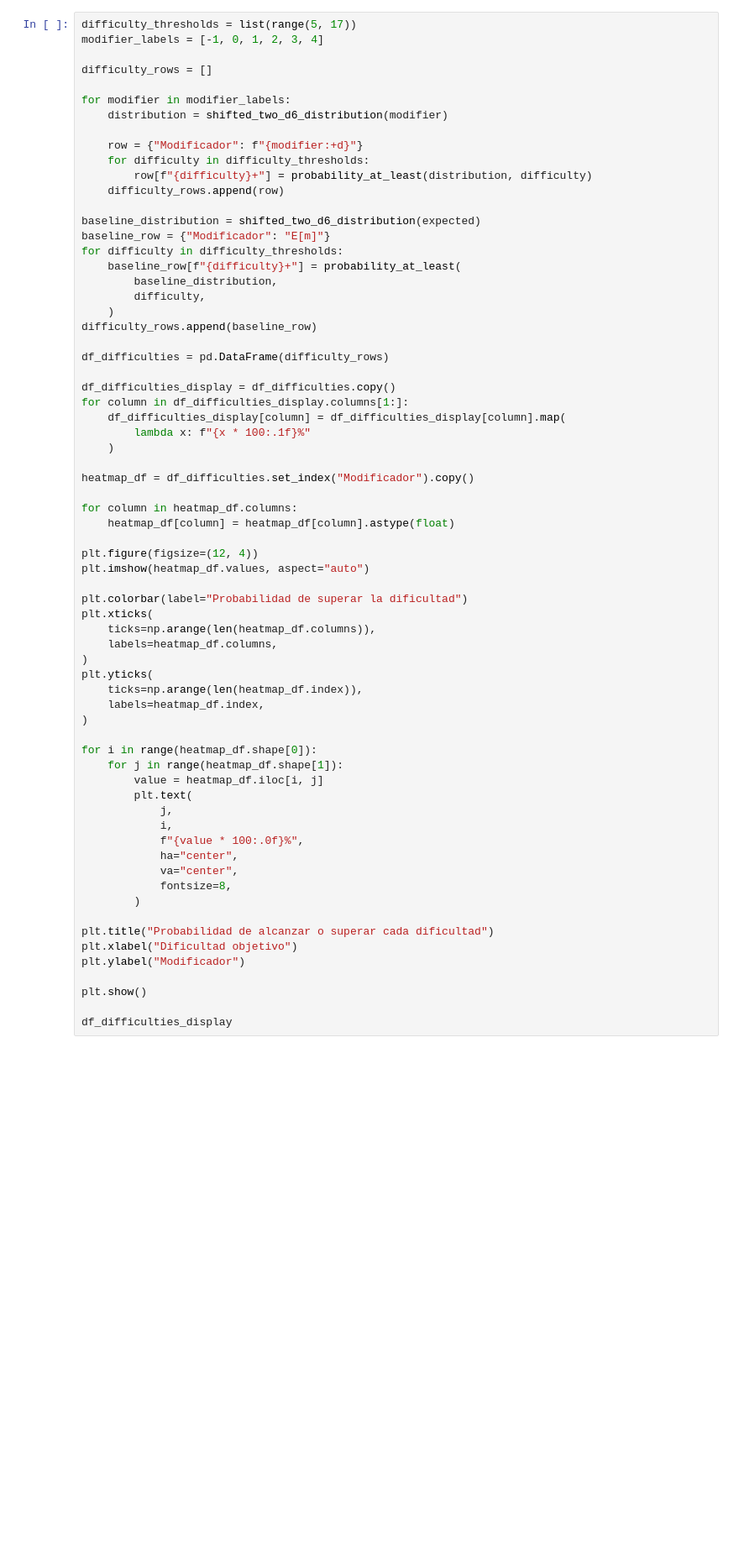
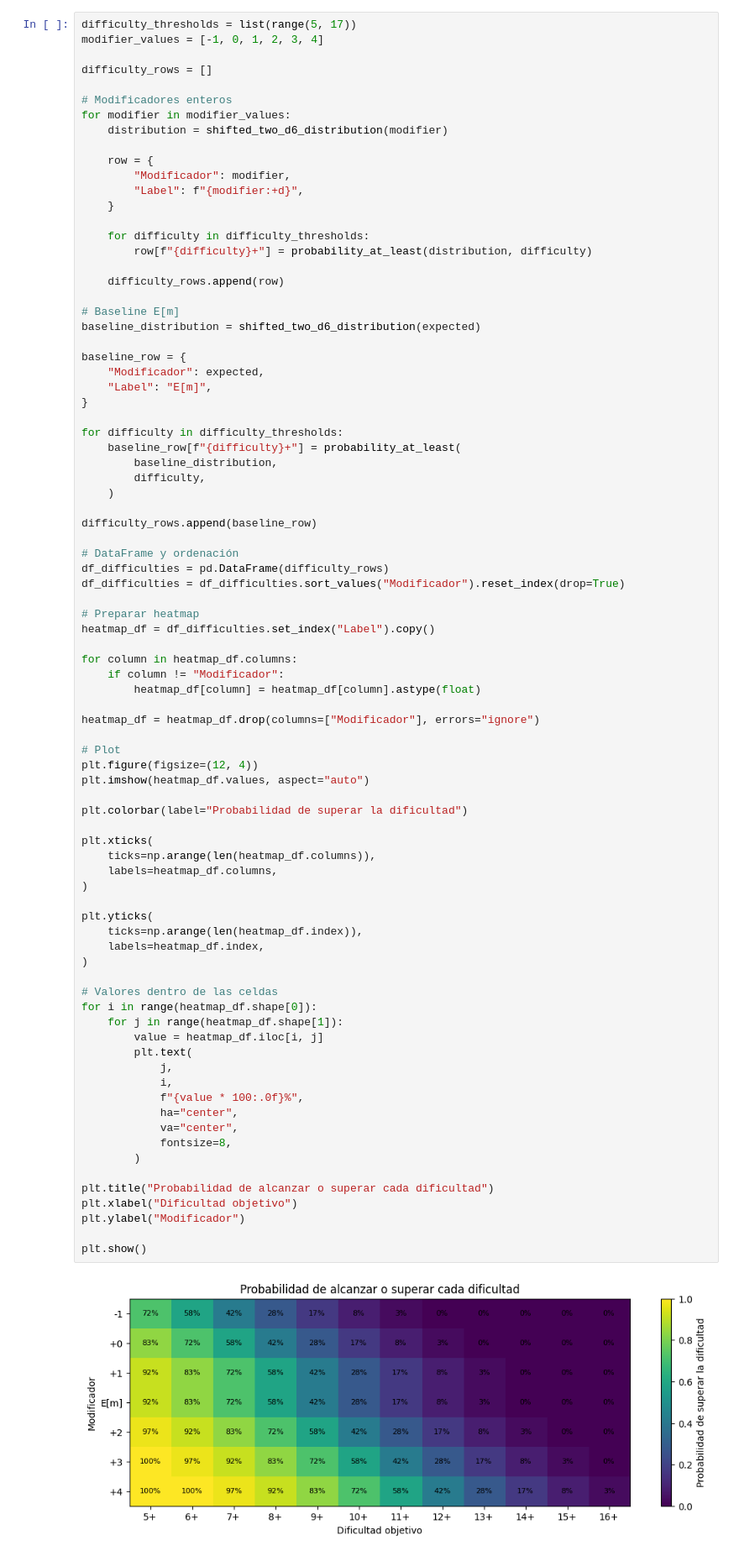
Before and after one commit to fate2d6/fate2d6, a Jupyter notebook: notebooks/01_characterize_roll.ipynb, the cells around one changed output. Shown at 84% size. Cells and saved outputs as stored; diff of their text form; blank space fills up the shorter version.

```diff
--- a/notebooks/01_characterize_roll.ipynb
+++ b/notebooks/01_characterize_roll.ipynb
@@ -433,72 +483,89 @@ lectura directamente útil en mesa: qué posibilidades reales tiene un personaje
 con un modificador dado, de superar una tirada objetivo concreta.
 # %%
 difficulty_thresholds = list(range(5, 17))
-modifier_labels = [-1, 0, 1, 2, 3, 4]
+modifier_values = [-1, 0, 1, 2, 3, 4]
 
 difficulty_rows = []
 
-for modifier in modifier_labels:
+# Modificadores enteros
+for modifier in modifier_values:
     distribution = shifted_two_d6_distribution(modifier)
 
-    row = {"Modificador": f"{modifier:+d}"}
+    row = {
+        "Modificador": modifier,
+        "Label": f"{modifier:+d}",
+    }
+
     for difficulty in difficulty_thresholds:
         row[f"{difficulty}+"] = probability_at_least(distribution, difficulty)
+
     difficulty_rows.append(row)
 
+# Baseline E[m]
 baseline_distribution = shifted_two_d6_distribution(expected)
-baseline_row = {"Modificador": "E[m]"}
+
+baseline_row = {
+    "Modificador": expected,
+    "Label": "E[m]",
+}
+
 for difficulty in difficulty_thresholds:
     baseline_row[f"{difficulty}+"] = probability_at_least(
         baseline_distribution,
         difficulty,
     )
+
 difficulty_rows.append(baseline_row)
 
+# DataFrame y ordenación
 df_difficulties = pd.DataFrame(difficulty_rows)
+df_difficulties = df_difficulties.sort_values("Modificador").reset_index(drop=True)
 
-df_difficulties_display = df_difficulties.copy()
-for column in df_difficulties_display.columns[1:]:
-    df_difficulties_display[column] = df_difficulties_display[column].map(
-        lambda x: f"{x * 100:.1f}%"
-    )
-
-heatmap_df = df_difficulties.set_index("Modificador").copy()
+# Preparar heatmap
+heatmap_df = df_difficulties.set_index("Label").copy()
 
 for column in heatmap_df.columns:
-    heatmap_df[column] = heatmap_df[column].astype(float)
+    if column != "Modificador":
+        heatmap_df[column] = heatmap_df[column].astype(float)
 
+heatmap_df = heatmap_df.drop(columns=["Modificador"], errors="ignore")
+
+# Plot
 plt.figure(figsize=(12, 4))
 plt.imshow(heatmap_df.values, aspect="auto")
 
 plt.colorbar(label="Probabilidad de superar la dificultad")
+
 plt.xticks(
     ticks=np.arange(len(heatmap_df.columns)),
     labels=heatmap_df.columns,
 )
+
 plt.yticks(
     ticks=np.arange(len(heatmap_df.index)),
     labels=heatmap_df.index,
 )
 
+# Valores dentro de las celdas
 for i in range(heatmap_df.shape[0]):
     for j in range(heatmap_df.shape[1]):
         value = heatmap_df.iloc[i, j]
         plt.text(
             j,
             i,
             f"{value * 100:.0f}%",
             ha="center",
             va="center",
             fontsize=8,
         )
 
 plt.title("Probabilidad de alcanzar o superar cada dificultad")
 plt.xlabel("Dificultad objetivo")
 plt.ylabel("Modificador")
 
 plt.show()
-
-df_difficulties_display
+# %% [output]
+[figure, added]
 # %% [markdown]
 ### Interpretación de la tabla de dificultades
 
```
Also changed, not shown: parts of 10 cells of this notebook, 1 other file.
